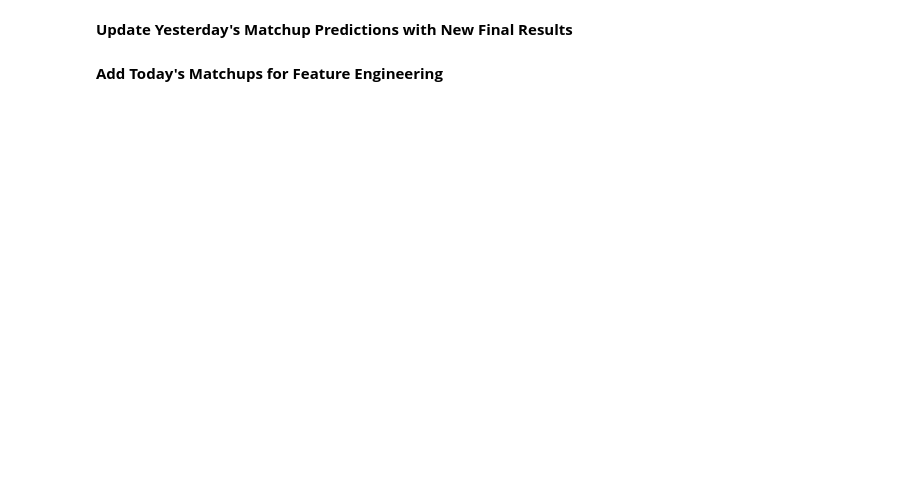
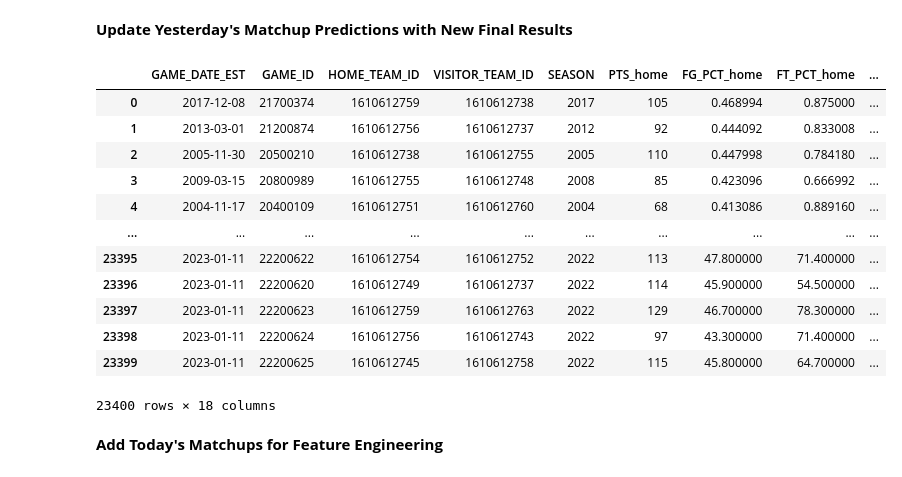
Before and after one commit to cmunch1/nba-prediction, a Jupyter notebook: 09_production_features_pipeline.ipynb, the cells around one changed output. Drawn from its saved outputs; the diff is of its cells as text; code cells hidden in the pictures; blank space fills up the shorter version.

Commit message:
new method for updating yesterdays results

```diff
--- a/09_production_features_pipeline.ipynb
+++ b/09_production_features_pipeline.ipynb
@@ -171,15 +257,33 @@ df_old
 # %%
 # filter out games that are pending final results
 # (these were the rows used for prediction yesterday)
 # and then update these with the new results
 
+#df_old = df_old.set_index('GAME_ID')
+#df_old.update(df_new.set_index('GAME_ID'))
+#df_old = df_old.reset_index()
 
-df_old = df_old.set_index('GAME_ID')
-df_old.update(df_new.set_index('GAME_ID'))
-df_old = df_old.reset_index()
-
+# another approach is to simply drop the rows that were used for prediction yesterday
+# which are games that have 0 points for home team
+# and then append the new rows to the dataframe
+df_old = df_old[df_old['PTS_home'] != 0]
+df_old = pd.concat([df_old, df_new], ignore_index = True)
 
 df_old
+# %% [output]
+|  | GAME_DATE_EST | GAME_ID | HOME_TEAM_ID | VISITOR_TEAM_ID | SEASON | PTS_home | FG_PCT_home | FT_PCT_home | ... |
+| 0 | 2017-12-08 | 21700374 | 1610612759 | 1610612738 | 2017 | 105 | 0.468994 | 0.875000 | ... |
+| 1 | 2013-03-01 | 21200874 | 1610612756 | 1610612737 | 2012 | 92 | 0.444092 | 0.833008 | ... |
+| 2 | 2005-11-30 | 20500210 | 1610612738 | 1610612755 | 2005 | 110 | 0.447998 | 0.784180 | ... |
+| 3 | 2009-03-15 | 20800989 | 1610612755 | 1610612748 | 2008 | 85 | 0.423096 | 0.666992 | ... |
+| 4 | 2004-11-17 | 20400109 | 1610612751 | 1610612760 | 2004 | 68 | 0.413086 | 0.889160 | ... |
+| ... | ... | ... | ... | ... | ... | ... | ... | ... | ... |
+| 23395 | 2023-01-11 | 22200622 | 1610612754 | 1610612752 | 2022 | 113 | 47.800000 | 71.400000 | ... |
+| 23396 | 2023-01-11 | 22200620 | 1610612749 | 1610612737 | 2022 | 114 | 45.900000 | 54.500000 | ... |
+| 23397 | 2023-01-11 | 22200623 | 1610612759 | 1610612763 | 2022 | 129 | 46.700000 | 78.300000 | ... |
+| 23398 | 2023-01-11 | 22200624 | 1610612756 | 1610612743 | 2022 | 97 | 43.300000 | 71.400000 | ... |
+| 23399 | 2023-01-11 | 22200625 | 1610612745 | 1610612758 | 2022 | 115 | 45.800000 | 64.700000 | ... |
+23400 rows × 18 columns
 # %% [markdown]
 **Add Today's Matchups for Feature Engineering**
 # %%
```
Also changed, not shown: parts of 13 cells of this notebook.
